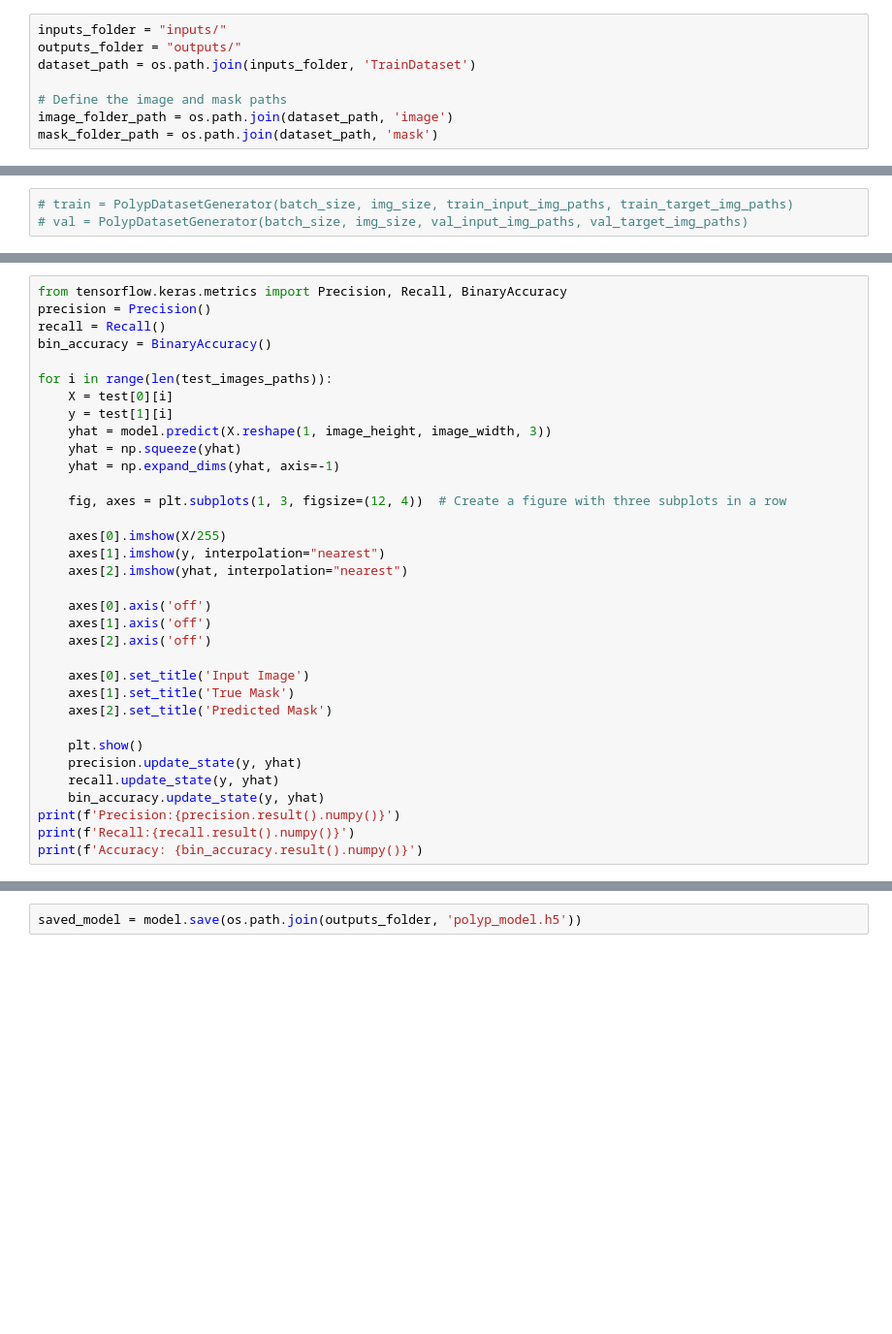
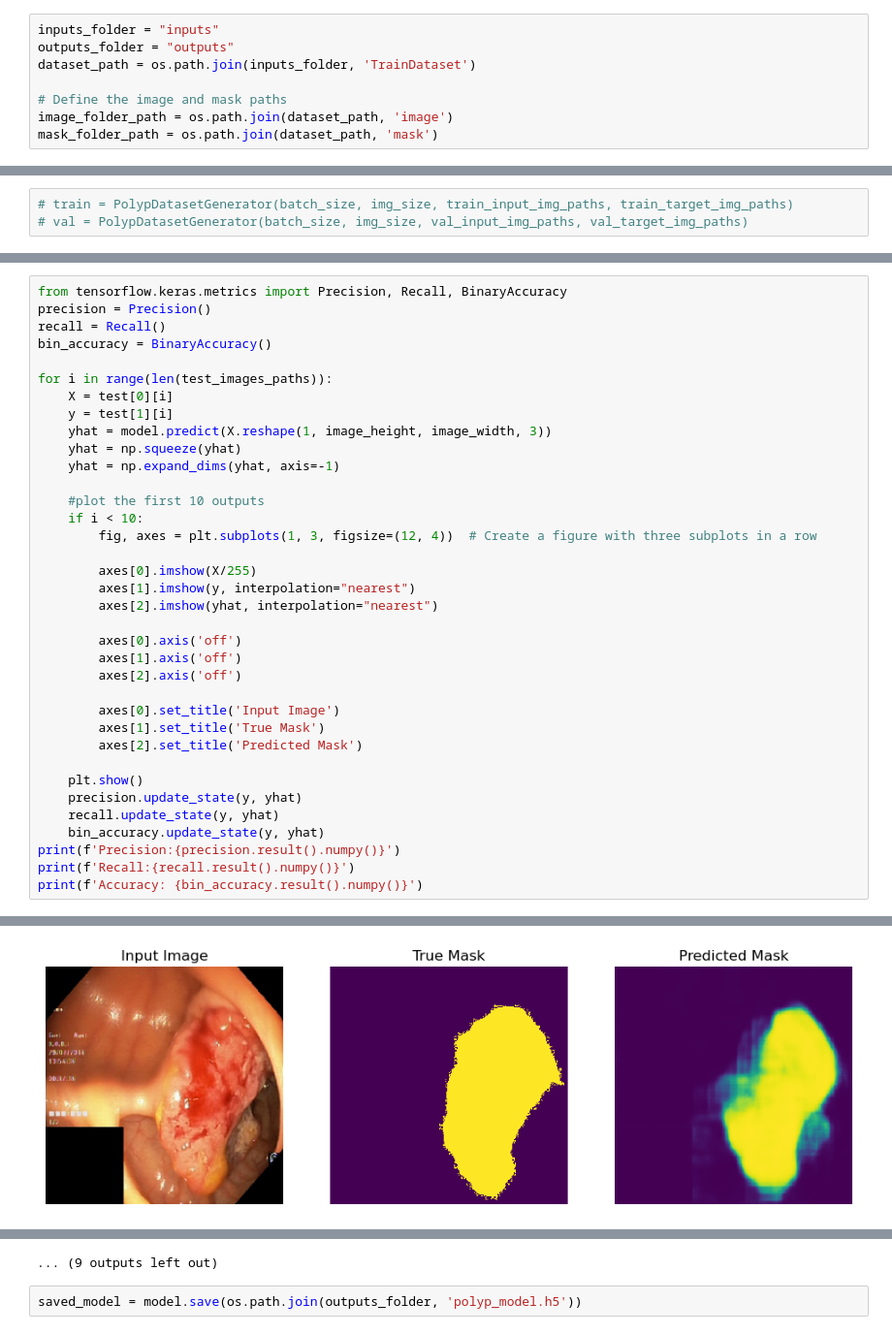
Before and after one commit to CuongNguyen1701/NTC-Polyp-Semantic-Segmentation, a Jupyter notebook: polyp-segmentation.ipynb, the cells around one changed output, grey strips where cells are left out. Shown at 97% size. Saved outputs shown, nothing was run; the diff lists cells and outputs as text; blank space fills up the shorter version.

```diff
--- a/polyp-segmentation.ipynb
+++ b/polyp-segmentation.ipynb
@@ -19,8 +21,8 @@ strategy = tf.distribute.MirroredStrategy()
 import matplotlib.pyplot as plt
 import matplotlib.image as mpimg
 # %%
-inputs_folder = "inputs/"
-outputs_folder = "outputs/"
+inputs_folder = "inputs"
+outputs_folder = "outputs"
 dataset_path = os.path.join(inputs_folder, 'TrainDataset')
 
 # Define the image and mask paths
@@ -271,19 +329,21 @@ for i in range(len(test_images_paths)):
     yhat = np.squeeze(yhat)
     yhat = np.expand_dims(yhat, axis=-1)
 
-    fig, axes = plt.subplots(1, 3, figsize=(12, 4))  # Create a figure with three subplots in a row
+    #plot the first 10 outputs
+    if i < 10:
+        fig, axes = plt.subplots(1, 3, figsize=(12, 4))  # Create a figure with three subplots in a row
 
-    axes[0].imshow(X/255)
-    axes[1].imshow(y, interpolation="nearest")
-    axes[2].imshow(yhat, interpolation="nearest")
+        axes[0].imshow(X/255)
+        axes[1].imshow(y, interpolation="nearest")
+        axes[2].imshow(yhat, interpolation="nearest")
 
-    axes[0].axis('off')
-    axes[1].axis('off')
-    axes[2].axis('off')
+        axes[0].axis('off')
+        axes[1].axis('off')
+        axes[2].axis('off')
 
-    axes[0].set_title('Input Image')
-    axes[1].set_title('True Mask')
-    axes[2].set_title('Predicted Mask')
+        axes[0].set_title('Input Image')
+        axes[1].set_title('True Mask')
+        axes[2].set_title('Predicted Mask')
 
     plt.show()
     precision.update_state(y, yhat)
@@ -292,3 +352,4 @@ for i in range(len(test_images_paths)):
 print(f'Precision:{precision.result().numpy()}')
 print(f'Recall:{recall.result().numpy()}')
 print(f'Accuracy: {bin_accuracy.result().numpy()}')
+# %% [output]
@@ -294,0 +357 @@ print(f'Accuracy: {bin_accuracy.result().numpy()}')
+[figure, added]
@@ -295,2 +368,3 @@ print(f'Accuracy: {bin_accuracy.result().numpy()}')
+... (9 outputs left out)
 # %%
 saved_model = model.save(os.path.join(outputs_folder, 'polyp_model.h5'))
```
Also changed, not shown: parts of 10 cells of this notebook, 3 other files.
